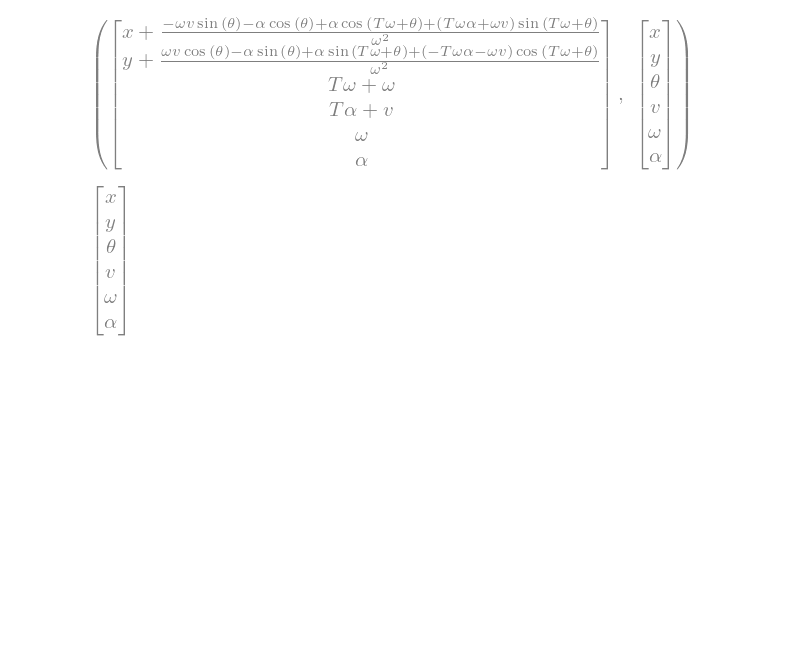
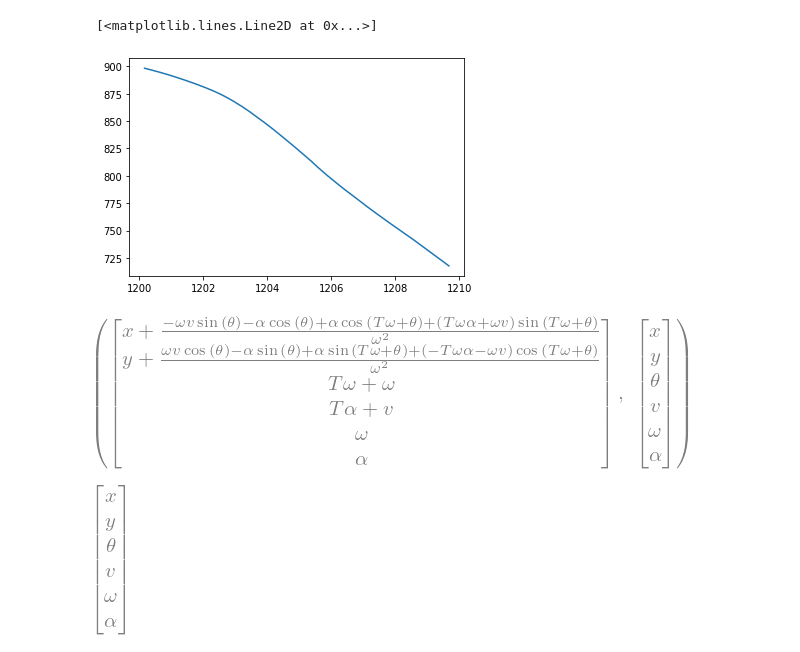
Before and after one commit to jarviskroos7/PATH_vehicle_localization, a Jupyter notebook: code/ekf_6states.ipynb, the cells around one changed output. Drawn from its saved outputs; the diff is of its cells as text; code cells hidden in the pictures; blank space fills up the shorter version.

```diff
--- a/code/ekf_6states.ipynb
+++ b/code/ekf_6states.ipynb
@@ -59,0 +63,3 @@ dt = 0.01 * sample_freq
+# %%
+sample_traj = ll_seg_noise[201]
+sample_traj.head()
@@ -60,3 +73,8 @@ dt = 0.01 * sample_freq
+# %%
+plt.plot(sample_traj['x'], sample_traj['y'])
+# %% [output]
+[<matplotlib.lines.Line2D at 0x...>]
+[figure, added]
 # %%
 v, theta, omega, dts, x, y, lat, lon, alpha = symbols('v theta \omega T x y lat lon alpha')
 
```
Also changed, not shown: parts of 23 cells of this notebook.
